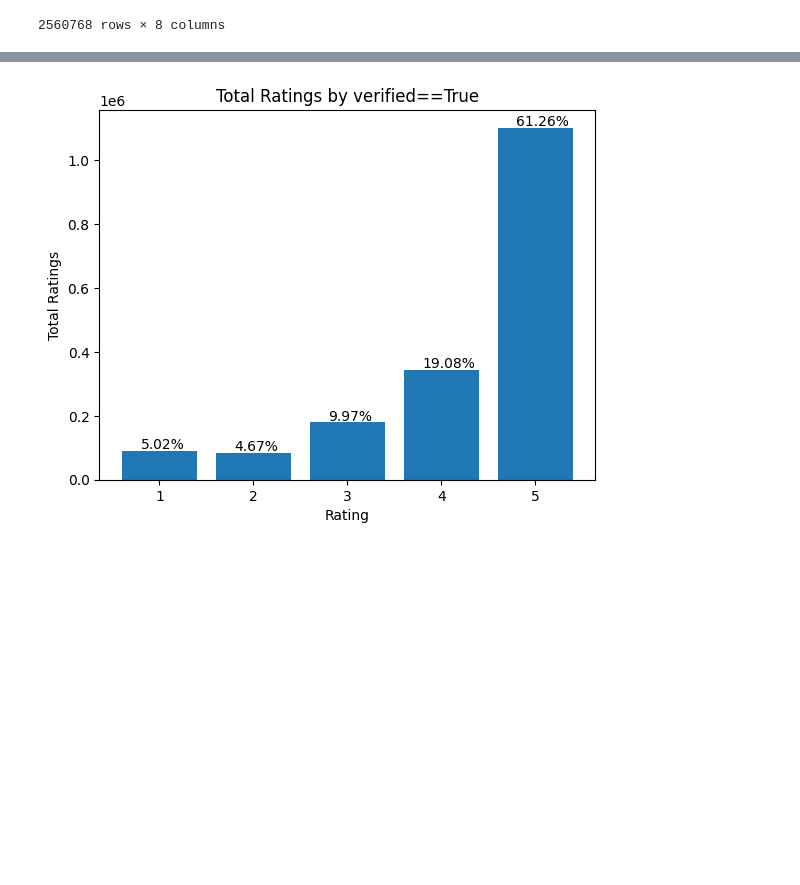
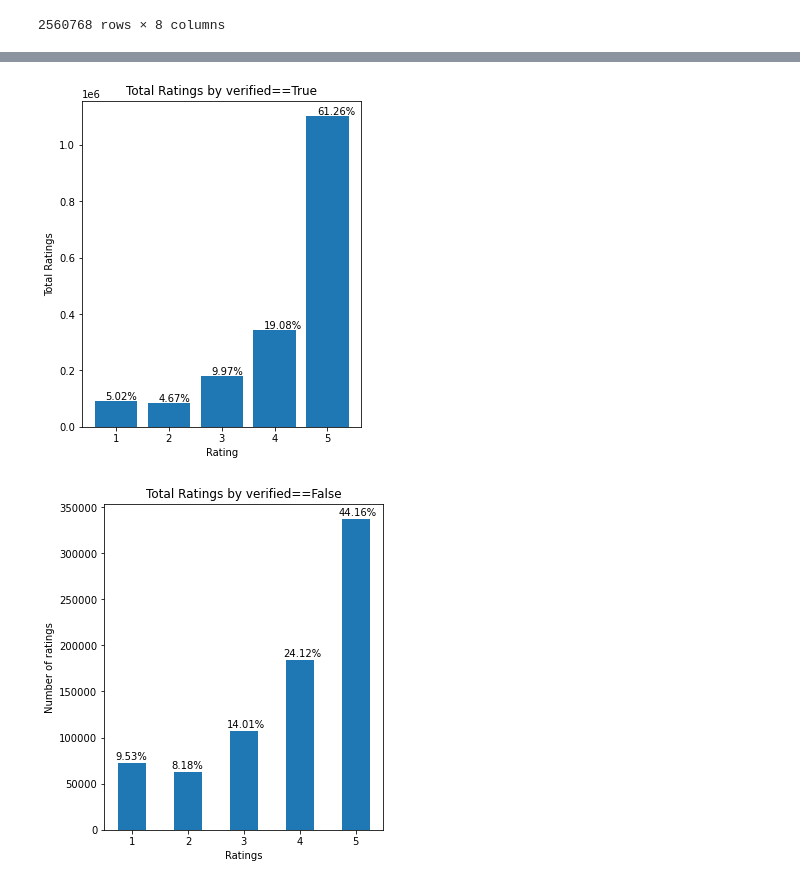
Before and after one commit to BubbleTee97/Time-Series, a Jupyter notebook: xxxv3.ipynb, the cells around one changed output, grey strips where cells are left out. Cells and saved outputs as stored; diff of their text form; code cells hidden in the pictures; blank space fills up the shorter version.

```diff
--- a/xxxv3.ipynb
+++ b/xxxv3.ipynb
@@ -268,22 +301,68 @@ plt.show()
 # %%
+'''
+Documentation to elaborate the definition of 'verified review'
+
+A 'verified review' means that the reviewer bought or used the item
+on Amazon, and paid a price available to most Amazon shoppers.
+After someone submits a review, Amazon check if they:
+Bought or used the item on Amazon; Paid a price available to most Amazon shoppers.
+
+'''
+
+
+
+'''
+
+This visualization checks whether there is any intentional input bias from
+non-verified reviewers whereby they could deliberately spam bad ratings (1-2)
+to skew to overall rating for the product.
+
+By comparing verified vs non-verified ratings, we can see that the overall
+sentiment is less positive for the non-verified ratings
+
+
+'''
+
+
+# Perform a visualization on the ratings made by the verified reviews
+
 # Subset the dataframe to only include rows where gender is male
 df_true = df1[df1['verified'] == True]
 
 # Group by rating and calculate the sum of total_ratings for each rating
 true_ratings = df_true.groupby('rating')['verified'].sum()
 
 # Create a barplot of the male ratings
+plt.figure(figsize=(5,6))
 plt.bar(true_ratings.index, true_ratings.values)
 plt.xlabel('Rating')
 plt.ylabel('Total Ratings')
 plt.title('Total Ratings by verified==True')
 
 # Add percentage values to each bar
 total = sum(true_ratings)
 for i, v in enumerate(true_ratings):
     percent = round((v/total)*100, 2)
     plt.text(i+0.8, v+6000, str(percent)+'%')
 
 plt.show()
+
+
+
+
+df_false = df1[df1['verified'] == False]
+plt.figure(figsize=(5,6))
+rating = df_false['rating'].value_counts().sort_index(ascending=False)[::-1]
+total_count = len(df_false)
+ax = rating.plot(kind='bar')
+for i,v in enumerate(rating):
+    percent = round((v/total_count)*100, 2)
+    ax.text(i-0.3, v+4000, str(percent) + '%')
+plt.title('Total Ratings by verified==False')
+plt.xlabel('Ratings')
+plt.ylabel('Number of ratings')
+plt.xticks(rotation=0)
+plt.show()
 # %% [output]
-[figure, old version]
+[figure, new version]
+[figure, added]
```
Also changed, not shown: parts of 48 cells of this notebook.
